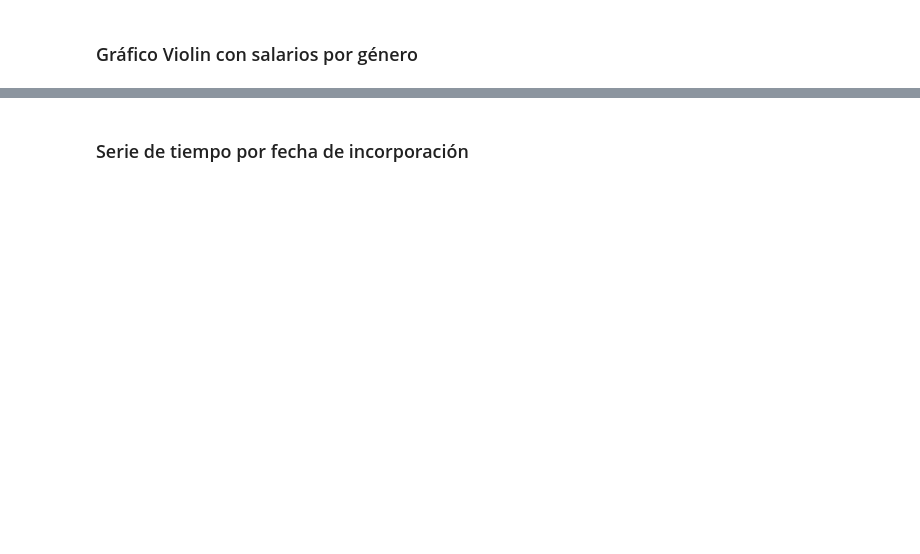
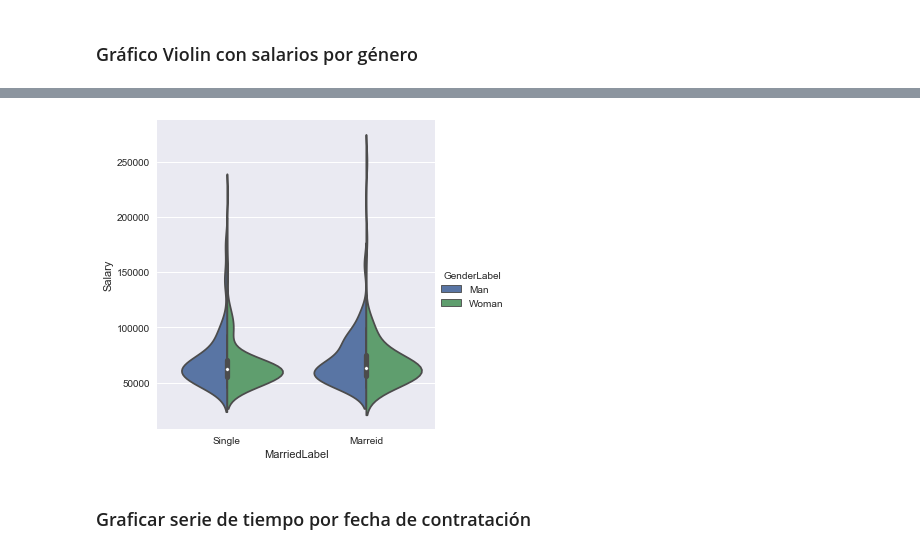
Before and after one commit to AgustinOlivaDS/DataScience, a Jupyter notebook: Entregas/Visualizacion_Oliva_Agustin.ipynb, the cells around one changed output, grey strips where cells are left out. Saved outputs shown, nothing was run; the diff lists cells and outputs as text; code cells hidden in the pictures; blank space fills up the shorter version.

```diff
--- a/Entregas/Visualizacion_Oliva_Agustin.ipynb
+++ b/Entregas/Visualizacion_Oliva_Agustin.ipynb
@@ -57,3 +75,9 @@ Error: Session cannot generate requests
+# %%
+#Ahora si voy a mostrar el gráfico
+# Para este tipo de gráfico uso Seaborn
+ax = sns.catplot(data=archivo, kind='violin', y="Salary", x="MarriedLabel", hue="GenderLabel", split=True)
+# %% [output]
+[figure, added]
 # %% [markdown]
-### Serie de tiempo por fecha de incorporación
+### Graficar serie de tiempo por fecha de contratación
 # %%
```
Also changed, not shown: parts of 4 cells of this notebook.
